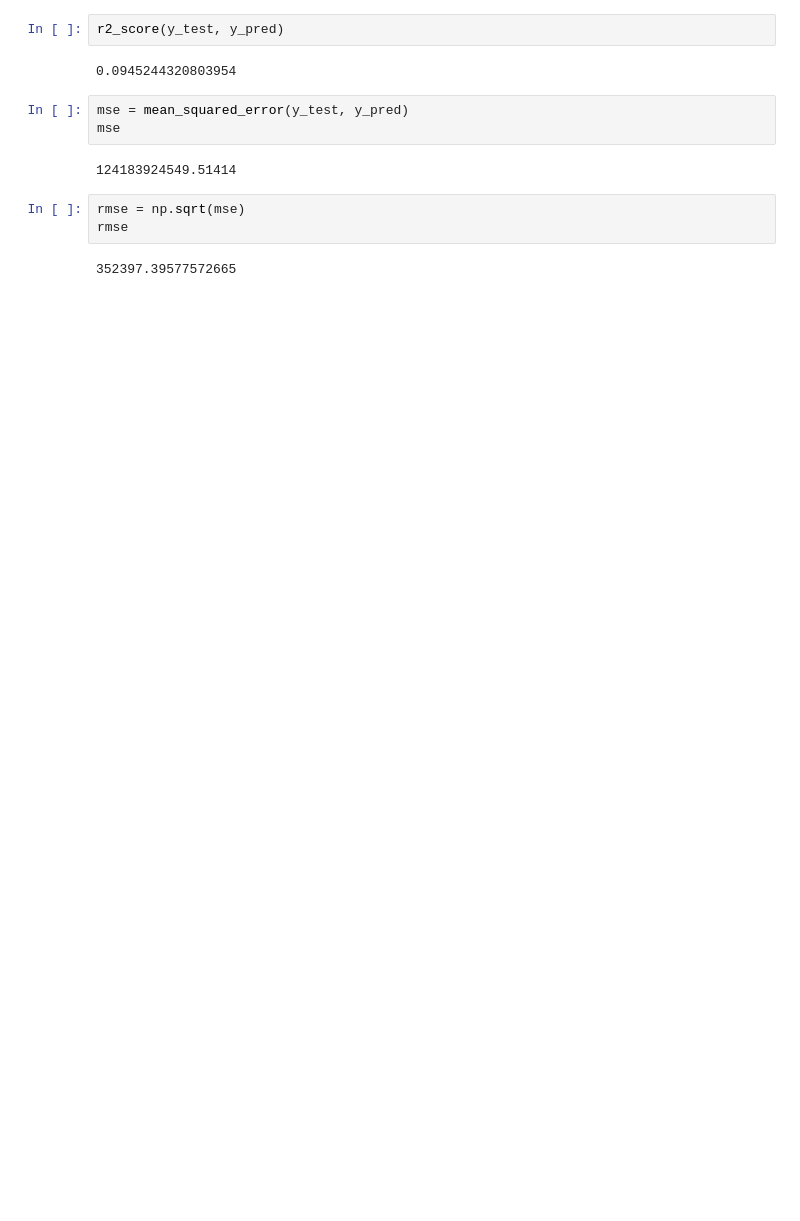
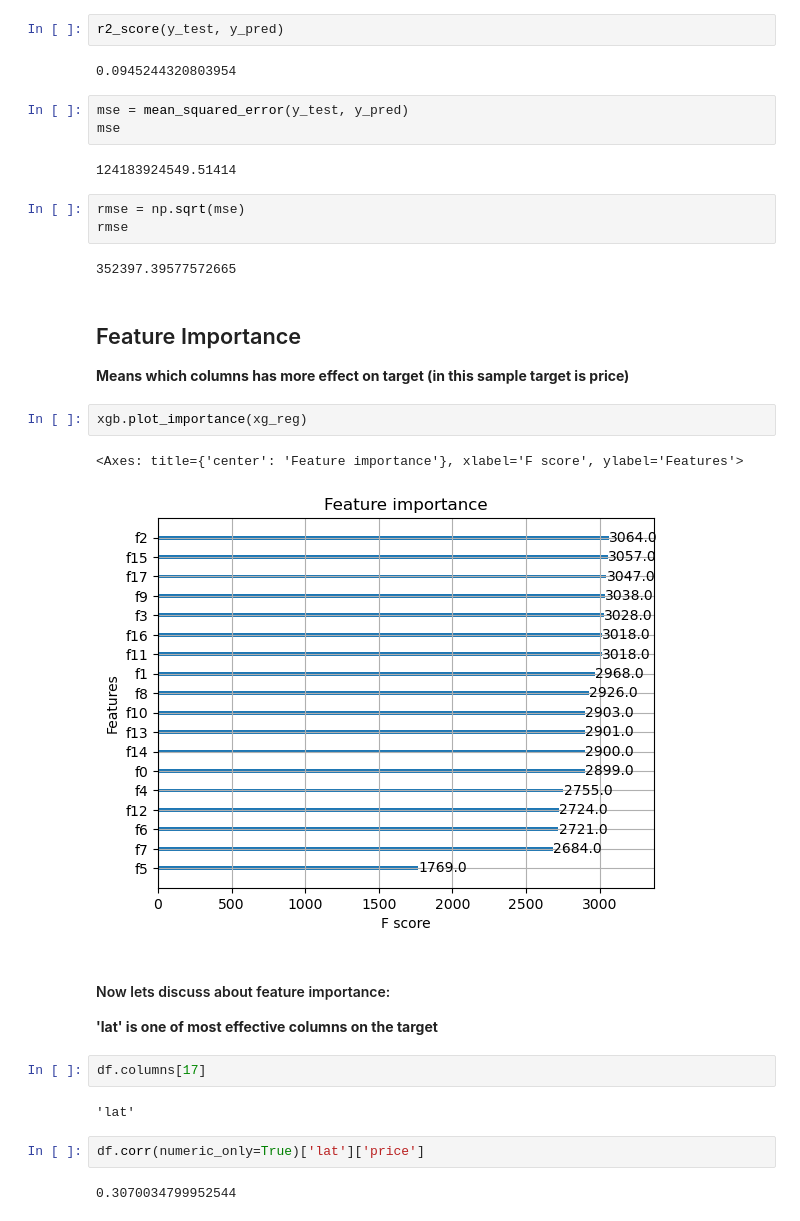
Before and after one commit to omidshafiee/DS, a Jupyter notebook: 04- ML/03- Regression/01- House Price Regression.ipynb, the cells around one changed output. Drawn from its saved outputs; the diff is of its cells as text; blank space fills up the shorter version.

```diff
--- a/04- ML/03- Regression/01- House Price Regression.ipynb
+++ b/04- ML/03- Regression/01- House Price Regression.ipynb
@@ -151,3 +140,23 @@ rmse = np.sqrt(mse)
 rmse
 # %% [output]
 352397.39577572665
+# %% [markdown]
+## Feature Importance
+
+**Means which columns has more effect on target (in this sample target is price)**
+# %%
+xgb.plot_importance(xg_reg)
+# %% [output]
+<Axes: title={'center': 'Feature importance'}, xlabel='F score', ylabel='Features'>
+[figure, added]
+# %% [markdown]
+#### Now lets discuss about feature importance:
+**'lat' is one of most effective columns on the target**
+# %%
+df.columns[17]
+# %% [output]
+'lat'
+# %%
+df.corr(numeric_only=True)['lat']['price']
+# %% [output]
+0.3070034799952544
```
Also changed, not shown: parts of 10 cells of this notebook.
